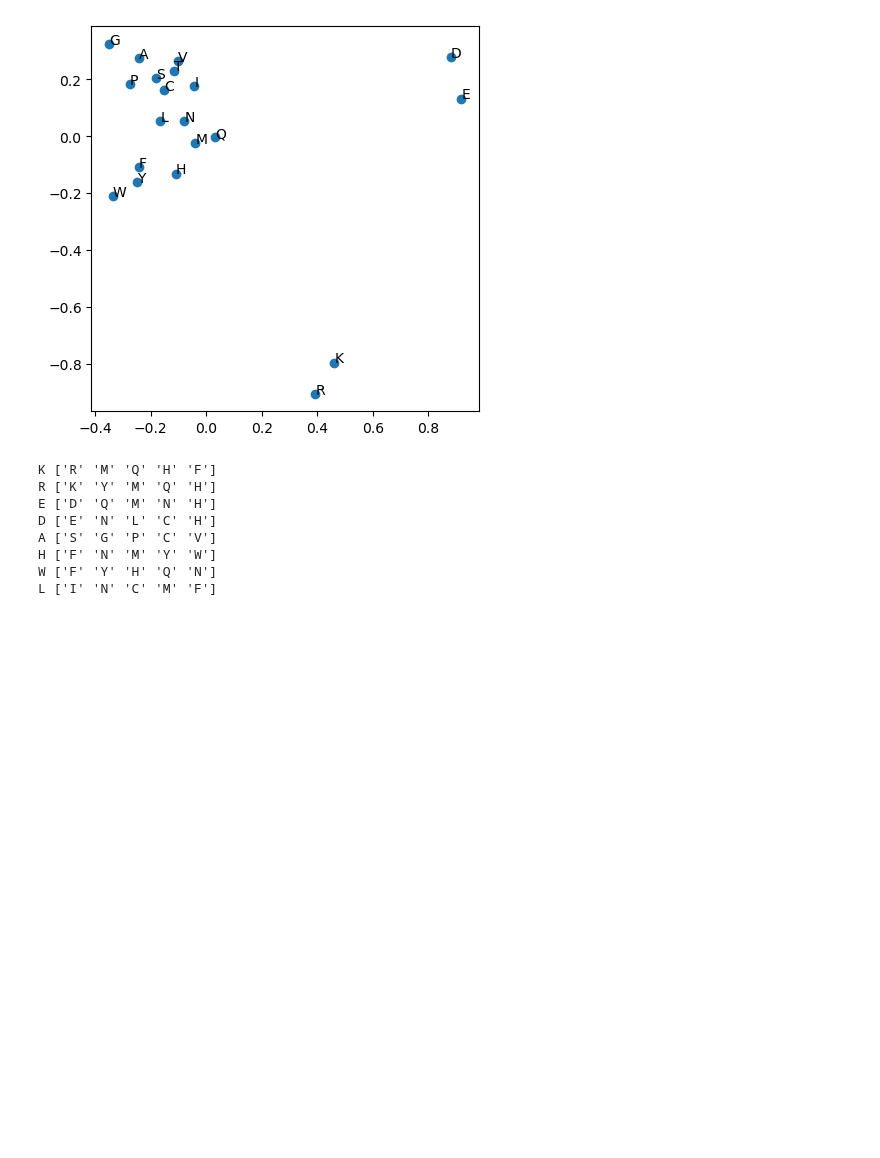
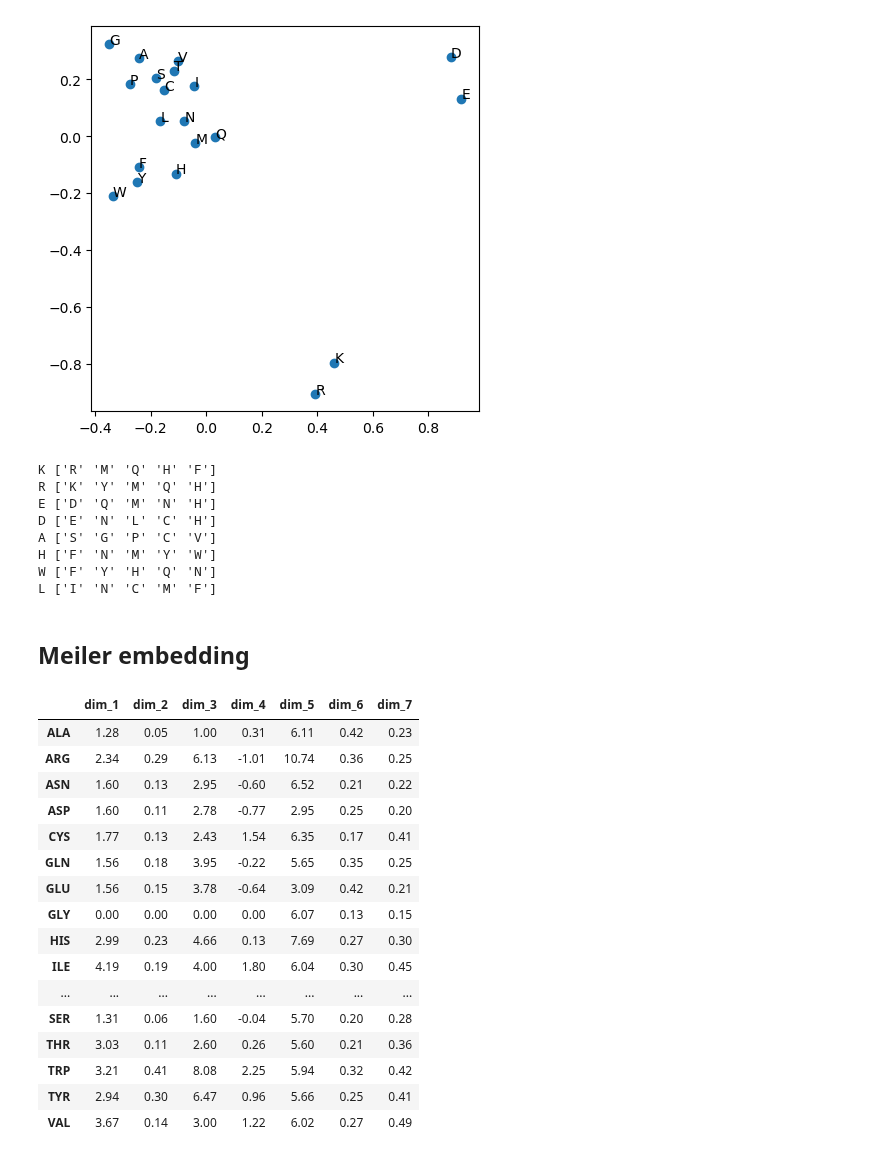
Before and after one commit to jeeberhardt/mobius, a Jupyter notebook: data/descriptors/amino_acid_descriptors_calculations.ipynb, the cells around one changed output. Drawn from its saved outputs; the diff is of its cells as text; code cells hidden in the pictures; blank space fills up the shorter version.

```diff
--- a/data/descriptors/amino_acid_descriptors_calculations.ipynb
+++ b/data/descriptors/amino_acid_descriptors_calculations.ipynb
@@ -652,3 +692,26 @@ A ['S' 'G' 'P' 'C' 'V']
 H ['F' 'N' 'M' 'Y' 'W']
 W ['F' 'Y' 'H' 'Q' 'N']
 L ['I' 'N' 'C' 'M' 'F']
+# %% [markdown]
+## Meiler embedding
+# %%
+df = pd.read_csv('meiler_embeddings.csv', index_col=0).T
+df
+# %% [output]
+|  | dim_1 | dim_2 | dim_3 | dim_4 | dim_5 | dim_6 | dim_7 |
+| ALA | 1.28 | 0.05 | 1.00 | 0.31 | 6.11 | 0.42 | 0.23 |
+| ARG | 2.34 | 0.29 | 6.13 | -1.01 | 10.74 | 0.36 | 0.25 |
+| ASN | 1.60 | 0.13 | 2.95 | -0.60 | 6.52 | 0.21 | 0.22 |
+| ASP | 1.60 | 0.11 | 2.78 | -0.77 | 2.95 | 0.25 | 0.20 |
+| CYS | 1.77 | 0.13 | 2.43 | 1.54 | 6.35 | 0.17 | 0.41 |
+| GLN | 1.56 | 0.18 | 3.95 | -0.22 | 5.65 | 0.35 | 0.25 |
+| GLU | 1.56 | 0.15 | 3.78 | -0.64 | 3.09 | 0.42 | 0.21 |
+| GLY | 0.00 | 0.00 | 0.00 | 0.00 | 6.07 | 0.13 | 0.15 |
+| HIS | 2.99 | 0.23 | 4.66 | 0.13 | 7.69 | 0.27 | 0.30 |
+| ILE | 4.19 | 0.19 | 4.00 | 1.80 | 6.04 | 0.30 | 0.45 |
+| ... | ... | ... | ... | ... | ... | ... | ... |
+| SER | 1.31 | 0.06 | 1.60 | -0.04 | 5.70 | 0.20 | 0.28 |
+| THR | 3.03 | 0.11 | 2.60 | 0.26 | 5.60 | 0.21 | 0.36 |
+| TRP | 3.21 | 0.41 | 8.08 | 2.25 | 5.94 | 0.32 | 0.42 |
+| TYR | 2.94 | 0.30 | 6.47 | 0.96 | 5.66 | 0.25 | 0.41 |
+| VAL | 3.67 | 0.14 | 3.00 | 1.22 | 6.02 | 0.27 | 0.49 |
```
Also changed, not shown: parts of 9 cells of this notebook, 1 other file.
